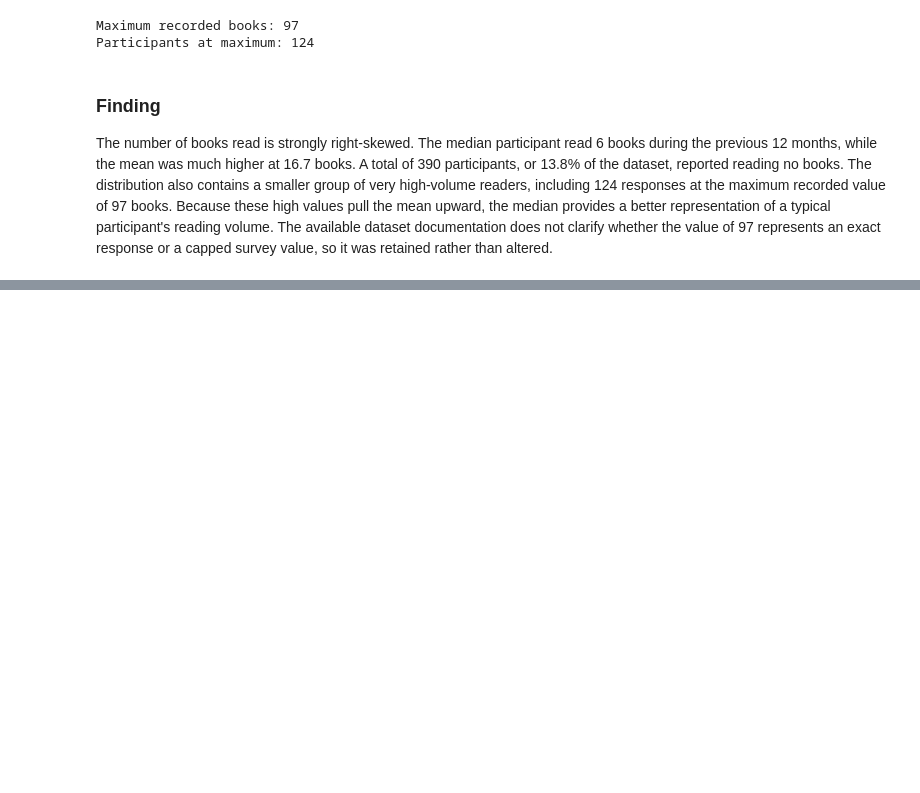
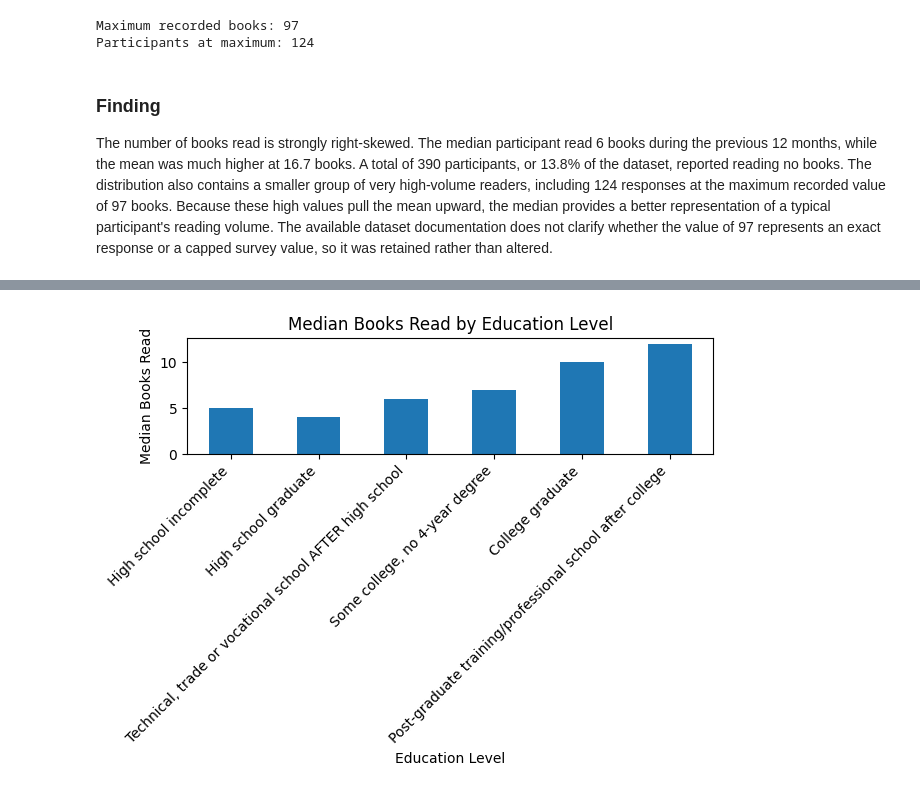
Before and after one commit to kikieliu/reading-habits-analysis, a Jupyter notebook: reading_habits_analysis.ipynb, the cells around one changed output, grey strips where cells are left out. Cells and saved outputs as stored; diff of their text form; code cells hidden in the pictures; blank space fills up the shorter version.

```diff
--- a/reading_habits_analysis.ipynb
+++ b/reading_habits_analysis.ipynb
@@ -288,0 +339,23 @@ Because these high values pull the mean upward, the median provides a better rep
+# %%
+education_df = df[
+    df.education.notna() &
+    (df.education != "Don't know")
+].copy()
+# %%
+education_order = [
+    "High school incomplete",
+    "High school graduate",
+    "Technical, trade or vocational school AFTER high school",
+    "Some college, no 4-year degree",
+    "College graduate",
+    "Post-graduate training/professional school after college"
+]
+# %%
+education_median = (
+    education_df
+    .groupby("education")["books_read"]
+    .median()
+    .reindex(education_order)
+)
+
+education_median
@@ -288,0 +382,12 @@ Because these high values pull the mean upward, the median provides a better rep
+# %%
+education_median.plot(kind="bar")
+
+plt.title("Median Books Read by Education Level")
+plt.xlabel("Education Level")
+plt.ylabel("Median Books Read")
+plt.xticks(rotation=45, ha="right")
+plt.tight_layout()
+
+plt.show()
+# %% [output]
+[figure, added]
```
Also changed, not shown: parts of 8 cells of this notebook.
